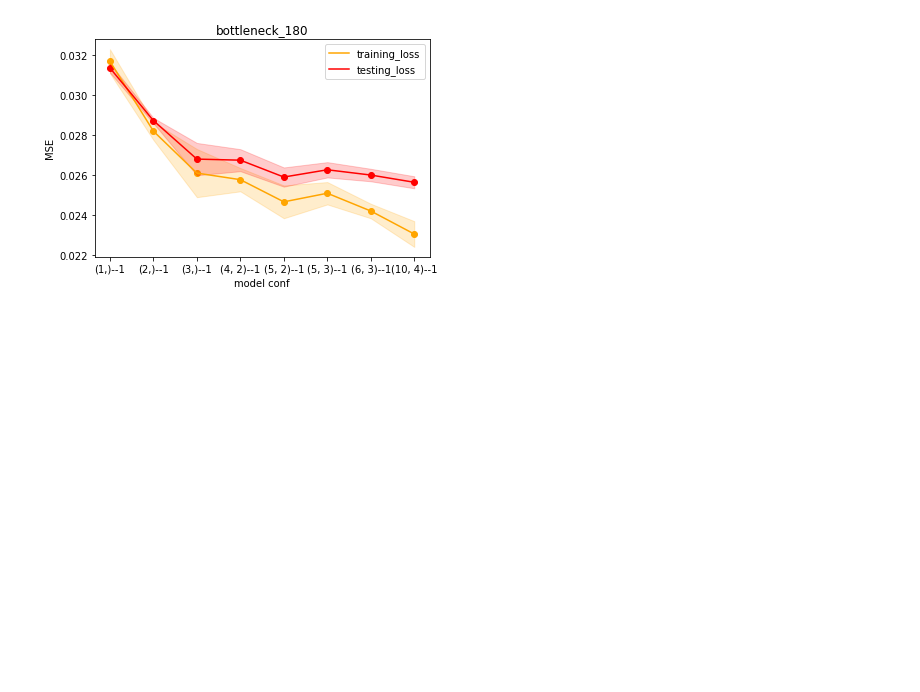
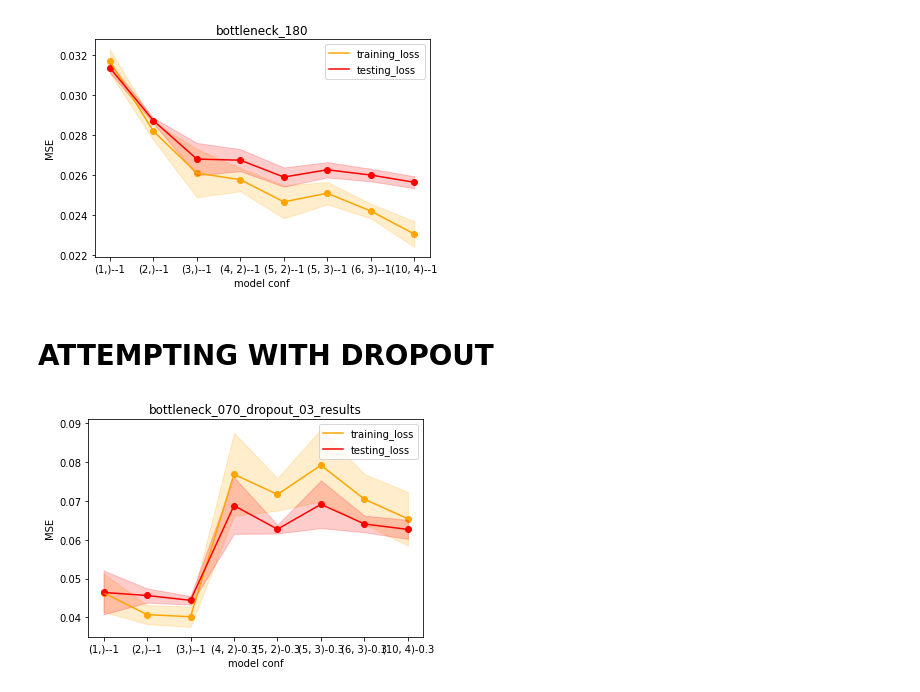
Before and after one commit to AlexPasqua/MLCMS-project, a Jupyter notebook: src/training_with_different_architectures.ipynb, the cells around one changed output. Saved outputs shown, nothing was run; the diff lists cells and outputs as text; code cells hidden in the pictures; blank space fills up the shorter version.

```diff
--- a/src/training_with_different_architectures.ipynb
+++ b/src/training_with_different_architectures.ipynb
@@ -221,3 +221,46 @@ plot_results(bottleneck_180_results, tr_mean, tr_std, val_mean, val_std, test_me
 [figure]
 [figure]
 [figure]
+# %% [markdown]
+# ATTEMPTING WITH DROPOUT
+# %%
+bottleneck_070_dropout_03_results = {'(1,)--1': {'tr': (0.046342811807990075, 0.004931559403666149), 'val': (0.04863293580710888, 0.0048758952395277205), 'test': (0.046410495767063534, 0.005643678436292642)},
+'(2,)--1': {'tr': (0.04070680558681487, 0.0024437782629618725), 'val': (0.04302917692810297, 0.0029929991747723855), 'test': (0.04563456688294942, 0.0018193820096570827)},
+'(3,)--1': {'tr': (0.04016270950436592, 0.002628142195655865), 'val': (0.04251613937318325, 0.002735732117133134), 'test': (0.04438947204298051, 0.0011008131350620804)},
+'(4, 2)-0.3': {'tr': (0.07686342626810075, 0.01068549072603715), 'val': (0.06671404682099819, 0.009890384823664949), 'test': (0.06879673211052509, 0.007283287603177677)},
+'(5, 2)-0.3': {'tr': (0.07166715227067472, 0.0041886564408052255), 'val': (0.06379970051348208, 0.003088935775330353), 'test': (0.06271709562630842, 0.001119590493944644)},
+'(5, 3)-0.3': {'tr': (0.0791899574548006, 0.00927672578036357), 'val': (0.06866982191801072, 0.005125958590947516), 'test': (0.06913338261797011, 0.006140502236553172)},
+'(6, 3)-0.3': {'tr': (0.07043633952736855, 0.006480405287126472), 'val': (0.06306421853601933, 0.0034423788474318793), 'test': (0.06406235177968031, 0.0021391249472303663)},
+'(10, 4)-0.3': {'tr': (0.06539876908063888, 0.006881498061280089), 'val': (0.05848003335297107, 0.0070450793505152706), 'test': (0.06265528439937343, 0.0024410050623012523)}}
+
+corridor_85_dropout_03_results = {'(1,)--1': {'tr': (0.04458673968911171, 0.0025572261191796285), 'val': (0.04631023868918419, 0.002786376752716064), 'test': (0.046632995923637864, 0.0013953442060191906)},
+'(2,)--1': {'tr': (0.03774272263050079, 0.006437668894477302), 'val': (0.039564995765686034, 0.0066857899679803), 'test': (0.04197700561492164, 0.005662955954275838)},
+'(3,)--1': {'tr': (0.03324806109070778, 0.003687251960000102), 'val': (0.03514028422534466, 0.003733792138163732), 'test': (0.038445614985729716, 0.0020726308540221067)},
+'(4, 2)-0.3': {'tr': (0.05842241920530796, 0.00493236129037515), 'val': (0.05298774510622025, 0.0037038304339578445), 'test': (0.052811439722197207, 0.0026936109586724014)},
+'(5, 2)-0.3': {'tr': (0.0534705001115799, 0.00433633293701494), 'val': (0.049814712330698965, 0.004278553421408345), 'test': (0.052285996743160056, 0.0035024080469417893)},
+'(5, 3)-0.3': {'tr': (0.055605648383498185, 0.00585667210426566), 'val': (0.05102049447596073, 0.004890604443498461), 'test': (0.0523514155752904, 0.004188391919684705)},
+'(6, 3)-0.3': {'tr': (0.051861504688858986, 0.004860104686603331), 'val': (0.048113876953721046, 0.004438362576359271), 'test': (0.05004278793663686, 0.0018743864432451756)},
+'(10, 4)-0.3': {'tr': (0.05189317934215069, 0.0063798055286261686), 'val': (0.04699835322797298, 0.004905046220259383), 'test': (0.04877744913718387, 0.004373343239115385)}}
+
+bottleneck_070_dropout_01_results = {'(1,)--1': {'tr': (0.044628192931413645, 0.0008821615759032721), 'val': (0.045021010786294946, 0.0010336268404154097), 'test': (0.042426563268155304, 0.00019309870160823424)},
+'(2,)--1': {'tr': (0.04254931896924973, 0.0015704988947982143), 'val': (0.04295042291283607, 0.0016093670171861824), 'test': (0.04158831609587263, 0.001129807663933117)},
+'(3,)--1': {'tr': (0.03834105789661407, 0.001956974821709507), 'val': (0.03898766815662384, 0.0017620384880976398), 'test': (0.038539538143054365, 0.001673125932588496)},
+'(4, 2)-0.1': {'tr': (0.06939535543322563, 0.004205247455849882), 'val': (0.06011521607637406, 0.003470399244411843), 'test': (0.05778498042151622, 0.00385577673149247)},
+'(5, 2)-0.1': {'tr': (0.06449742197990418, 0.007299967873417186), 'val': (0.05418324947357178, 0.006707748084116314), 'test': (0.05440819381239942, 0.005542634349859753)},
+'(5, 3)-0.1': {'tr': (0.05421635285019875, 0.0023500099576532784), 'val': (0.04600678995251655, 0.003483770734466424), 'test': (0.045392041237172644, 0.0035899586811987258)},
+'(6, 3)-0.1': {'tr': (0.05503906294703483, 0.0035914496287752437), 'val': (0.04582748696208001, 0.004796025803275296), 'test': (0.0451394752769235, 0.005106615809463232)},
+'(10, 4)-0.1': {'tr': (0.050891307592391966, 0.0034256390762547593), 'val': (0.043648190796375275, 0.004803033410235522), 'test': (0.042951877203701444, 0.004733000290889349)}}
+
+corridor_85_dropout_01_results = {'(1,)--1': {'tr': (0.04488015845417977, 0.0012233798607508776), 'val': (0.04518284291028977, 0.001210859399960044), 'test': (0.04420686466921618, 4.265168682974619e-05)},
+'(2,)--1': {'tr': (0.03728302761912346, 0.0012889130550190646), 'val': (0.0377249251306057, 0.0013066218382229498), 'test': (0.03686618181878328, 0.001519854404119878)},
+'(3,)--1': {'tr': (0.03260769814252853, 0.0006853279394535764), 'val': (0.033149352371692656, 0.0007683425495250599), 'test': (0.03401758731979695, 0.0008123819668585632)},
+'(4, 2)-0.1': {'tr': (0.0491059847176075, 0.003960847024271645), 'val': (0.04472821891307831, 0.004754308774012412), 'test': (0.04495677535427654, 0.00516805385869515)},
+'(5, 2)-0.1': {'tr': (0.04623669818043709, 0.004634438999635335), 'val': (0.04021991997957229, 0.005160443212495756), 'test': (0.040085299252184924, 0.00471477075700503)},
+'(5, 3)-0.1': {'tr': (0.04384384632110595, 0.002220933351922173), 'val': (0.0380243119597435, 0.002481882094979393), 'test': (0.03779384073453562, 0.0022521085764823537)},
+'(6, 3)-0.1': {'tr': (0.04237970501184464, 0.0007112157043113257), 'val': (0.03774197593331337, 0.0016785083185483951), 'test': (0.03815744657351882, 0.0023426324633343118)},
+'(10, 4)-0.1': {'tr': (0.04220814138650894, 0.0028183378880524182), 'val': (0.03784666754305362, 0.0035515711879143107), 'test': (0.037797509598842274, 0.003407393786497286)}}
+# %%
+tr_mean, tr_std, val_mean, val_std, test_mean, test_std = get_all_result_data(bottleneck_070_dropout_03_results)
+plot_results(bottleneck_070_dropout_03_results, tr_mean, tr_std, val_mean, val_std, test_mean, test_std, title="bottleneck_070_dropout_03_results")
+# %% [output]
+[figure, added]
```
Also changed, not shown: parts of 3 cells of this notebook, 6 other files.
